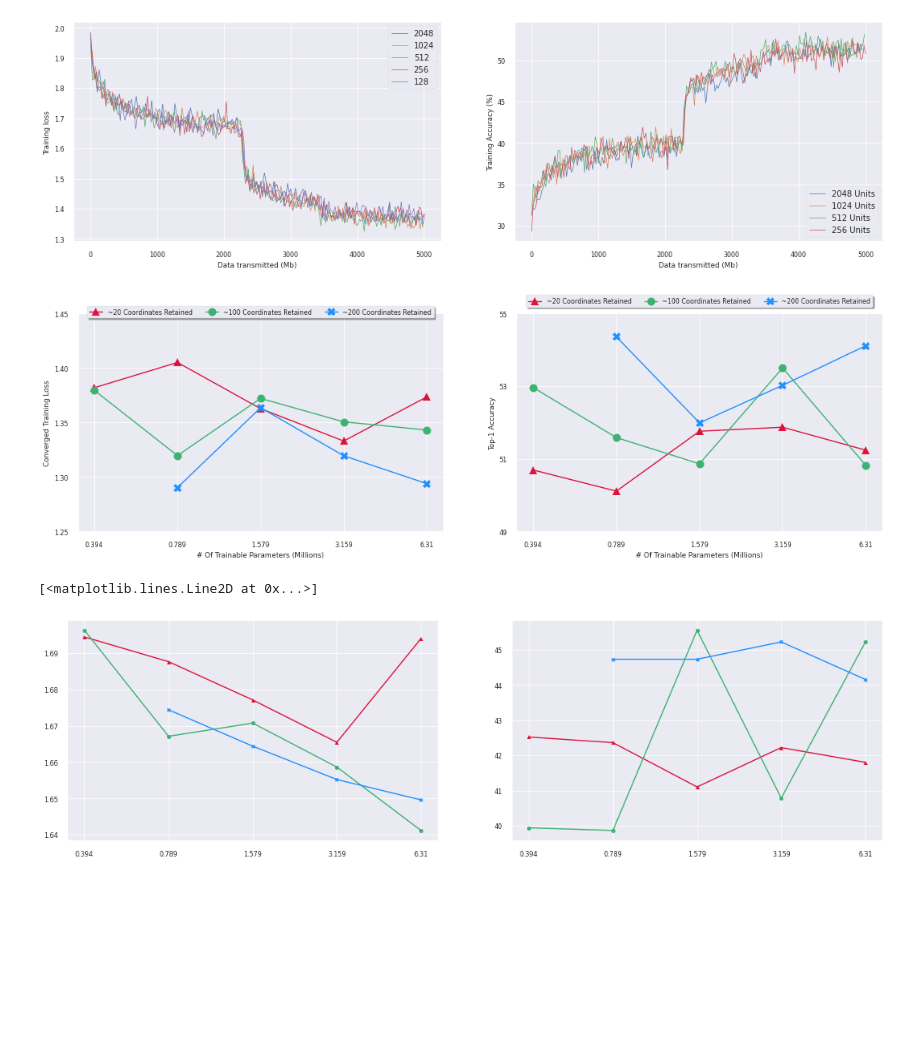
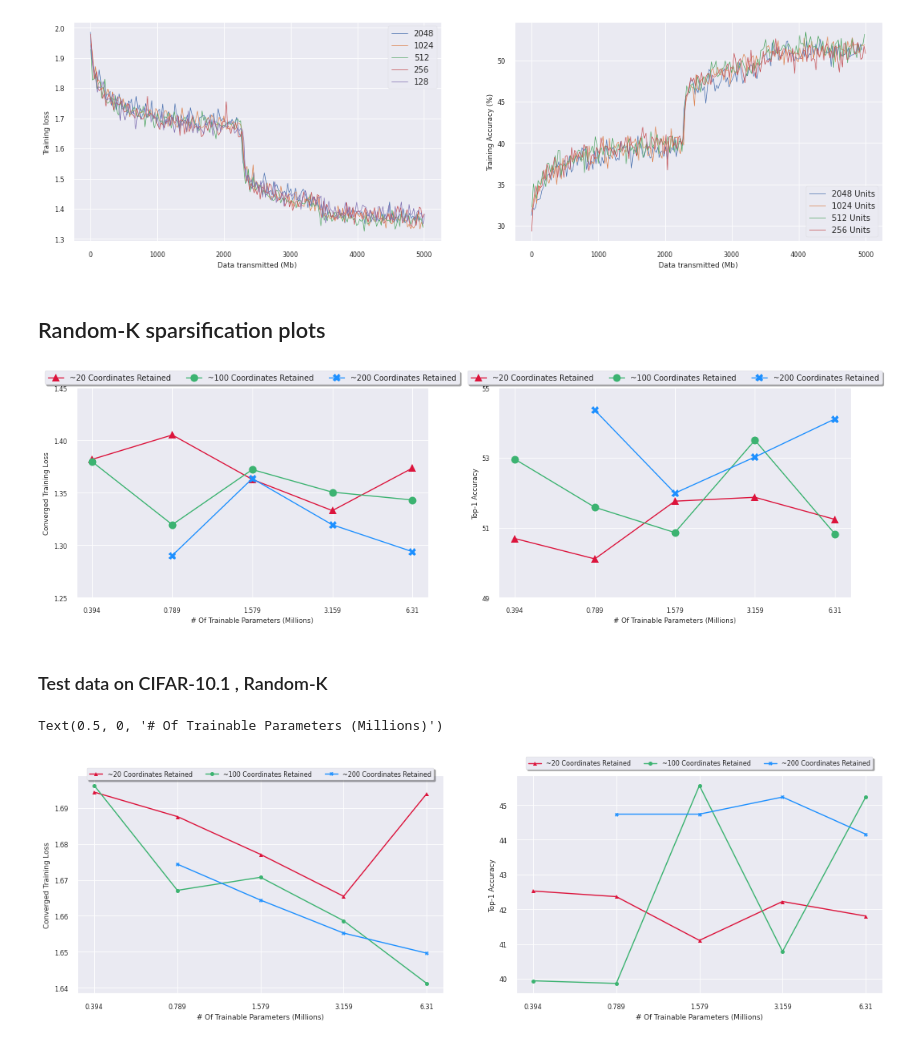
Before and after one commit to arjunarao619/Decent_Opt, a Jupyter notebook: Sparsification_Experiments.ipynb, the cells around one changed output. Saved outputs shown, nothing was run; the diff lists cells and outputs as text; code cells hidden in the pictures; blank space fills up the shorter version.

```diff
--- a/Sparsification_Experiments.ipynb
+++ b/Sparsification_Experiments.ipynb
@@ -336,6 +373,8 @@ ax[1].legend(loc=4,prop={'size': 10})
 # %% [output]
 <matplotlib.legend.Legend at 0x...>
 [figure]
+# %% [markdown]
+## Random-K sparsification plots
 # %%
 loss_dict['sp_0p99_2048'] = [x for x in loss_dict['sp_0p99_2048'] if not np.isnan(x)]
 loss_dict['sp_0p98_1024'] = [x for x in loss_dict['sp_0p98_1024'] if not np.isnan(x)]
@@ -438,50 +477,81 @@ ax[0].plot(x, final_loss_99,color='crimson' ,markevery=True, marker = '^',marker
 ax[0].plot(x,final_loss_95,color='mediumseagreen',markevery=True, marker = 'o',markersize=10, label='~100 Coordinates Retained' )
 
 
 ax[0].plot(x2,final_loss_90,color='dodgerblue',markevery=True, marker = 'X',markersize=10, label='~200 Coordinates Retained' )
 
 
-ax[0].legend(loc='upper center', prop={'size': 8}, bbox_to_anchor=(0.5, 1.05),
+ax[0].legend(loc='upper center', prop={'size': 10}, bbox_to_anchor=(0.5, 1.1),
           ncol=3, fancybox=True, shadow=True)
 ax[0].set_ylabel('Converged Training Loss')
 ax[0].set_xlabel('# Of Trainable Parameters (Millions)')
 ax[0].yaxis.set_ticks([1.25,1.30,1.35,1.40,1.45])
 
 ax[1].plot(x, final_acc_99,color='crimson', markevery=True, marker = '^',markersize=10, label = '~20 Coordinates Retained')
 
 
 
 ax[1].plot(x,final_acc_95,color='mediumseagreen',markevery=True, marker = 'o',markersize=10,label='~100 Coordinates Retained' )
 
 
 ax[1].plot(x2,final_acc_90,color='dodgerblue',markevery=True, marker = 'X',markersize=10,label='~200 Coordinates Retained' )
 
 
-ax[1].legend(loc='upper center',prop={'size': 8}, bbox_to_anchor=(0.5, 1.1),
+ax[1].legend(loc='upper center',prop={'size': 10}, bbox_to_anchor=(0.5, 1.1),
           ncol=3, fancybox=True, shadow=True)
 ax[1].set_ylabel('Top-1 Accuracy')
 ax[1].set_xlabel('# Of Trainable Parameters (Millions)')
 ax[1].yaxis.set_ticks([49,51,53,55])
 
 
 if(testing is True):
-    ax[0].plot(x, test_loss_99_1,'--',color='crimson', markevery=True, marker = '^',markersize=5)
-    ax[0].plot(x, test_loss_95_1,'--',color='mediumseagreen', markevery=True, marker = 'o',markersize=5)
-    ax[0].plot(x2, test_loss_90_1,'--',color='dodgerblue', markevery=True, marker = 'X',markersize=5)
-    ax[1].plot(x, test_accs_99_1,'--',color='crimson', markevery=True, marker = '^',markersize=5)
-    ax[1].plot(x, test_accs_95_1,'--',color='mediumseagreen', markevery=True, marker = 'o',markersize=5)
-    ax[1].plot(x2, test_accs_90_1,'--',color='dodgerblue', markevery=True, marker = 'X',markersize=5)
+    ax[0].plot(x, test_loss_99_1,'--',color='crimson', markevery=True, marker = '^',markersize=5,label = '~20 Coordinates Retained')
+    ax[0].plot(x, test_loss_95_1,'--',color='mediumseagreen', markevery=True, marker = 'o',markersize=5,label = '~100 Coordinates Retained')
+    ax[0].plot(x2, test_loss_90_1,'--',color='dodgerblue', markevery=True, marker = 'X',markersize=5,label = '~200 Coordinates Retained')
+    ax[1].plot(x, test_accs_99_1,'--',color='crimson', markevery=True, marker = '^',markersize=5,label = '~20 Coordinates Retained')
+    ax[1].plot(x, test_accs_95_1,'--',color='mediumseagreen', markevery=True, marker = 'o',markersize=5,label = '~100 Coordinates Retained')
+    ax[1].plot(x2, test_accs_90_1,'--',color='dodgerblue', markevery=True, marker = 'X',markersize=5,label = '~200 Coordinates Retained')
 plt.savefig('fig1.pdf')
 # %% [output]
-[figure, old version]
+[figure, new version]
+# %% [markdown]
+### Test data on CIFAR-10.1 , Random-K
 # %%
+test_accs_99 = [53.95346702912707, 53.495865396556, 53.56013816770699, 52.775779120673015, 53.1488151696382][::-1]
+test_accs_95 = [56.33041409212069, 55.10952250498947, 54.57406851027288, 55.33491941274385, 53.54595400765024][::-1]
+test_accs_90 = [56.776941371247986, 55.9030992497581, 55.01205003431453, 54.752][::-1]
+
+test_loss_99 = [1.3114164750787276, 1.305461213558535, 1.2997563322888146, 1.3102682255491425, 1.3169881361949294][::-1]
+test_loss_95 = [1.2650436359115793, 1.2819068296046197, 1.2970489082457144, 1.2925886127013195, 1.325993473016763][::-1]
+test_loss_90 = [1.2642480104784422, 1.2749229926097243, 1.2900930612902097,1.2758674563217163][::-1]
+
+test_accs_99_1 = [41.80256967023296, 42.22201823956782, 41.10273885529488, 42.36280116926876, 42.52392083247301][::-1]
+test_accs_95_1 = [45.22612195627339, 40.782205101844376, 45.56241287003787, 39.86280641291747, 39.938703061885604][::-1]
+test_accs_90_1 = [44.160437724783165, 45.229407653621294, 44.73651182452249, 44.7365 ][::-1]
+
+test_loss_99_1 = [1.6940020454869373, 1.6654367600418627, 1.677096917741932, 1.6876212414959446, 1.694428761396542][::-1]
+test_loss_95_1 = [1.6411742845344124, 1.658621511354926, 1.6707212051813258, 1.6670908104380942, 1.69627484234469][::-1]
+test_loss_90_1 = [1.6495943634883734, 1.655196126156312, 1.6643775543454686, 1.67437755434 ][::-1]
+
+
 fig, ax = plt.subplots(1, 2,figsize=(18,5))
-ax[0].plot(x, test_loss_99_1,'-',color='crimson', markevery=True, marker = '^',markersize=5)
-ax[0].plot(x, test_loss_95_1,'-',color='mediumseagreen', markevery=True, marker = 'o',markersize=5)
-ax[0].plot(x2, test_loss_90_1,'-',color='dodgerblue', markevery=True, marker = 'X',markersize=5)
-ax[1].plot(x, test_accs_99_1,'-',color='crimson', markevery=True, marker = '^',markersize=5)
-ax[1].plot(x, test_accs_95_1,'-',color='mediumseagreen', markevery=True, marker = 'o',markersize=5)
-ax[1].plot(x2, test_accs_90_1,'-',color='dodgerblue', markevery=True, marker = 'X',markersize=5)
+ax[0].plot(x, test_loss_99_1,'-',color='crimson', markevery=True, marker = '^',markersize=5,label = '~20 Coordinates Retained')
+ax[0].plot(x, test_loss_95_1,'-',color='mediumseagreen', markevery=True, marker = 'o',markersize=5,label = '~100 Coordinates Retained')
+ax[0].plot(x2, test_loss_90_1,'-',color='dodgerblue', markevery=True, marker = 'X',markersize=5,label = '~200 Coordinates Retained')
+ax[1].plot(x, test_accs_99_1,'-',color='crimson', markevery=True, marker = '^',markersize=5,label = '~20 Coordinates Retained')
+ax[1].plot(x, test_accs_95_1,'-',color='mediumseagreen', markevery=True, marker = 'o',markersize=5,label = '~100 Coordinates Retained')
+ax[1].plot(x2, test_accs_90_1,'-',color='dodgerblue', markevery=True, marker = 'X',markersize=5,label = '~200 Coordinates Retained')
+ax[1].legend(loc='upper center',prop={'size': 8}, bbox_to_anchor=(0.5, 1.1),
+          ncol=3, fancybox=True, shadow=True)
+
+ax[0].legend(loc='upper center', prop={'size': 8}, bbox_to_anchor=(0.5, 1.05),
+          ncol=3, fancybox=True, shadow=True)
+
+ax[1].set_ylabel('Top-1 Accuracy')
+ax[1].set_xlabel('# Of Trainable Parameters (Millions)')
+#ax[1].yaxis.set_ticks([53,54,55,56,57,58,59,60,61,62])
+ax[0].set_ylabel('Converged Training Loss')
+ax[0].set_xlabel('# Of Trainable Parameters (Millions)')
+#ax[0].yaxis.set_ticks([1.10,1.12,1.14,1.16,1.18,1.20,1.22,1.24,1.26,1.28,1.30,1.32,1.34])
 # %% [output]
-[<matplotlib.lines.Line2D at 0x...>]
+Text(0.5, 0, '# Of Trainable Parameters (Millions)')
-[figure, old version]
+[figure, new version]
```
Also changed, not shown: parts of 6 cells of this notebook, 5 other files.
